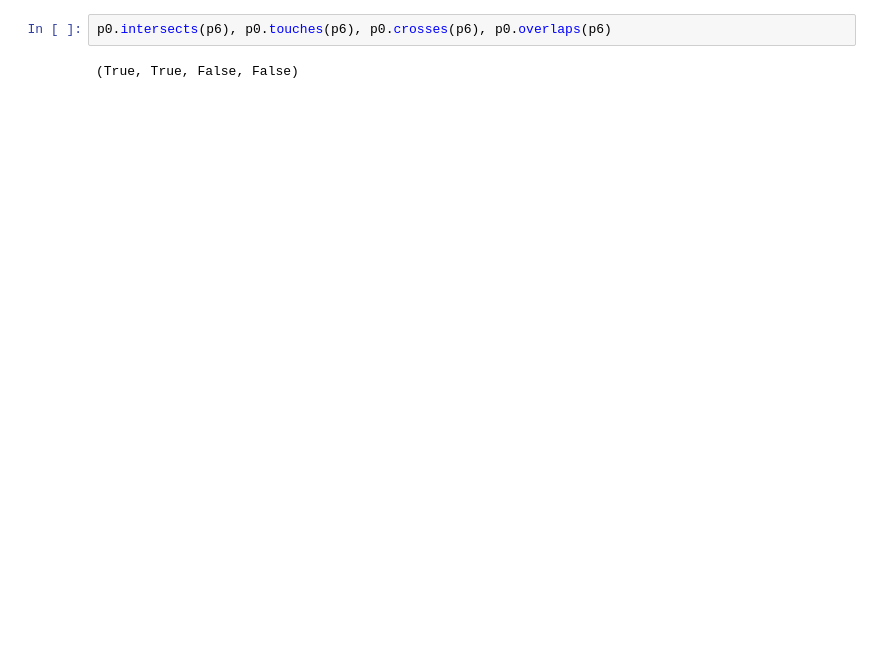
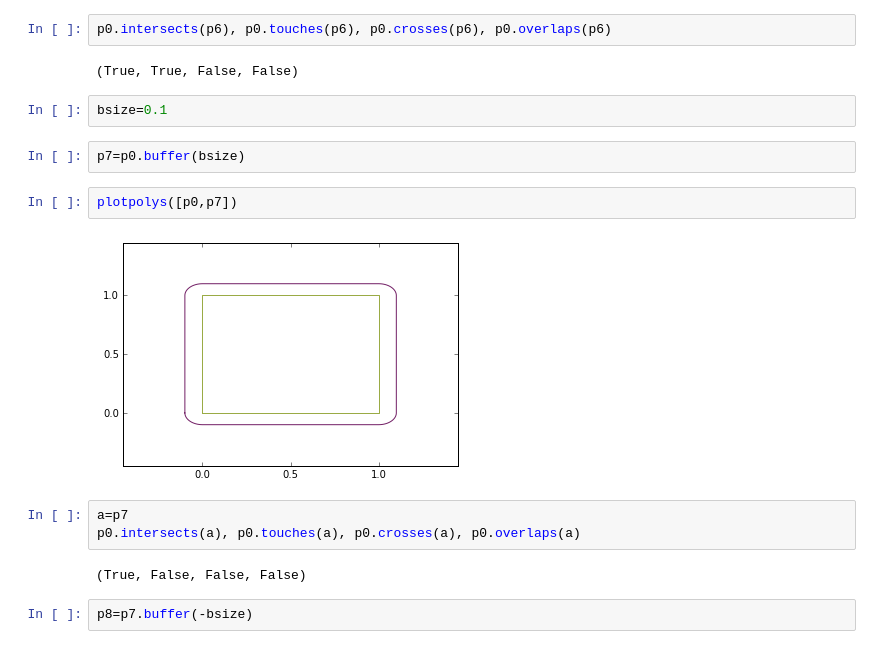
Before and after one commit to TrackDR/Geospatial-Jupyter-Notebooks, a Jupyter notebook: ShapelyPolyTests.ipynb, the cells around one changed output. Cells and saved outputs as stored; diff of their text form; blank space fills up the shorter version.

```diff
--- a/ShapelyPolyTests.ipynb
+++ b/ShapelyPolyTests.ipynb
@@ -105,3 +109,18 @@ plotpolys([p0,p6])
 p0.intersects(p6), p0.touches(p6), p0.crosses(p6), p0.overlaps(p6)
 # %% [output]
 (True, True, False, False)
+# %%
+bsize=0.1
+# %%
+p7=p0.buffer(bsize)
+# %%
+plotpolys([p0,p7])
+# %% [output]
+[figure, added]
+# %%
+a=p7
+p0.intersects(a), p0.touches(a), p0.crosses(a), p0.overlaps(a)
+# %% [output]
+(True, False, False, False)
+# %%
+p8=p7.buffer(-bsize)
```
Also changed, not shown: parts of 18 cells of this notebook.
